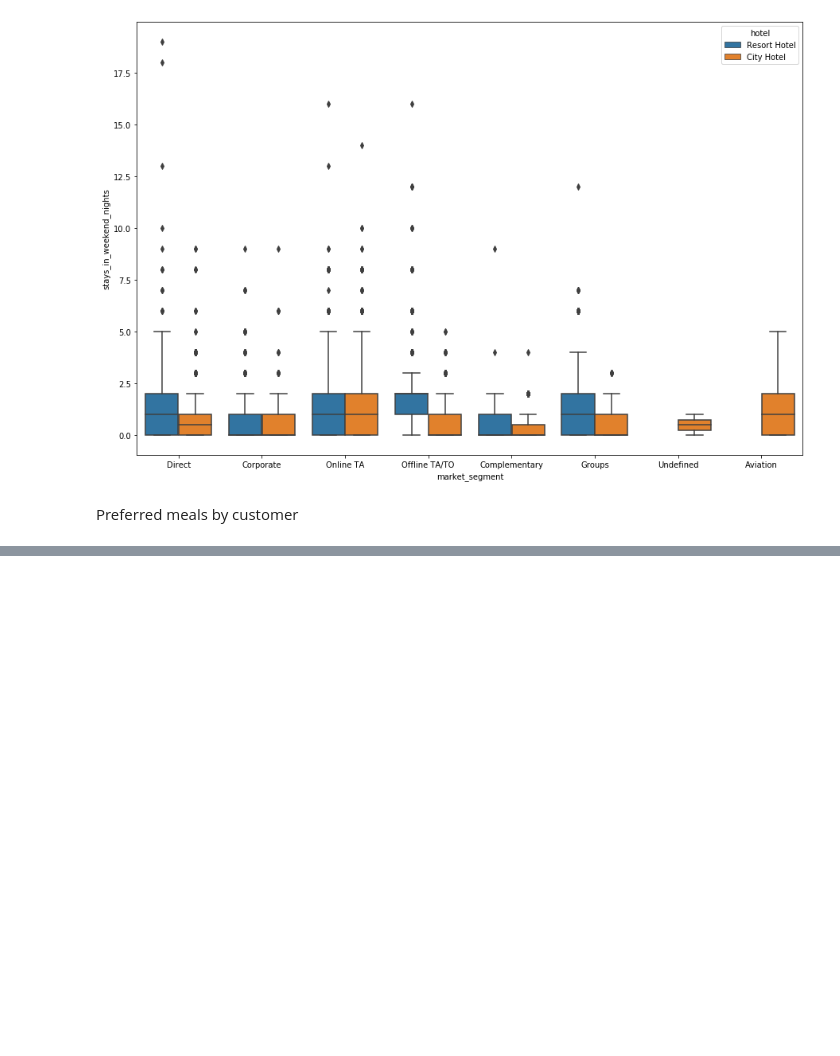
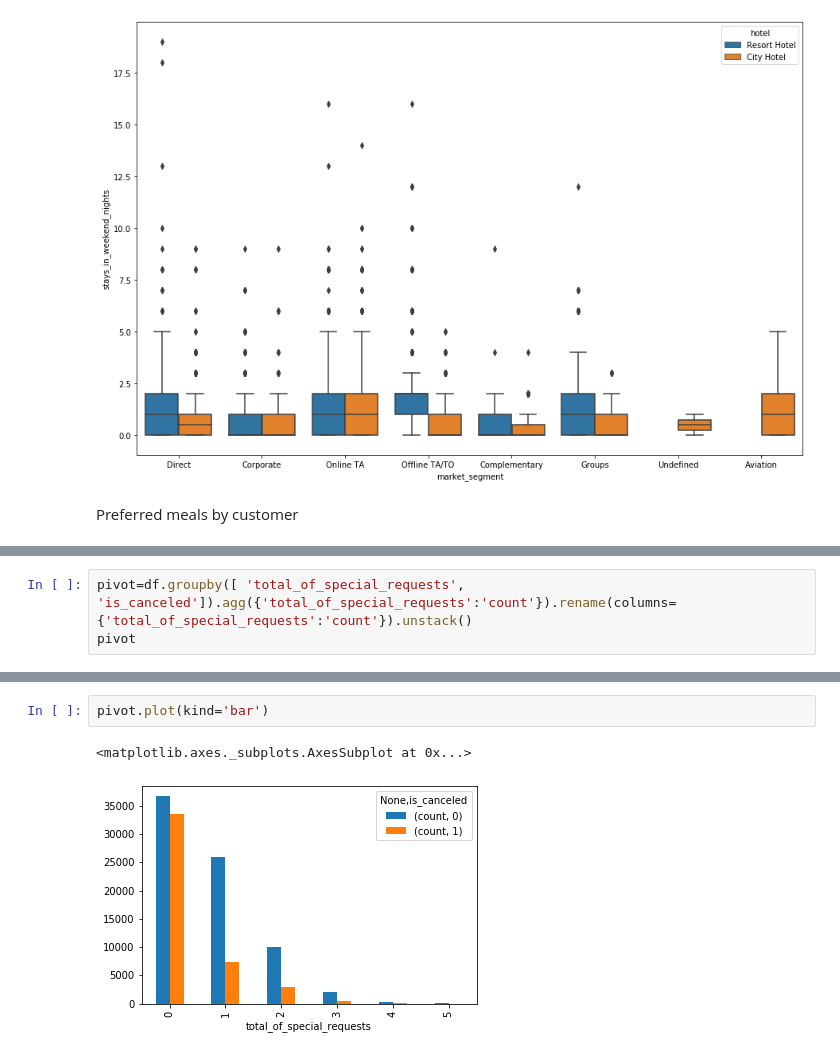
Before and after one commit to akaul98/hotel-booking, a Jupyter notebook: source.ipynb, the cells around one changed output, grey strips where cells are left out. Saved outputs shown, nothing was run; the diff lists cells and outputs as text; blank space fills up the shorter version.

```diff
--- a/source.ipynb
+++ b/source.ipynb
@@ -184,0 +197,3 @@ px.pie(df,names=df["meal"].value_counts().index,values=df["meal"].value_counts()
+# %%
+pivot=df.groupby([ 'total_of_special_requests', 'is_canceled']).agg({'total_of_special_requests':'count'}).rename(columns={'total_of_special_requests':'count'}).unstack()
+pivot
@@ -184,0 +210,5 @@ px.pie(df,names=df["meal"].value_counts().index,values=df["meal"].value_counts()
+# %%
+pivot.plot(kind='bar')
+# %% [output]
+<matplotlib.axes._subplots.AxesSubplot at 0x...>
+[figure, added]
```
Also changed, not shown: parts of 7 cells of this notebook.
